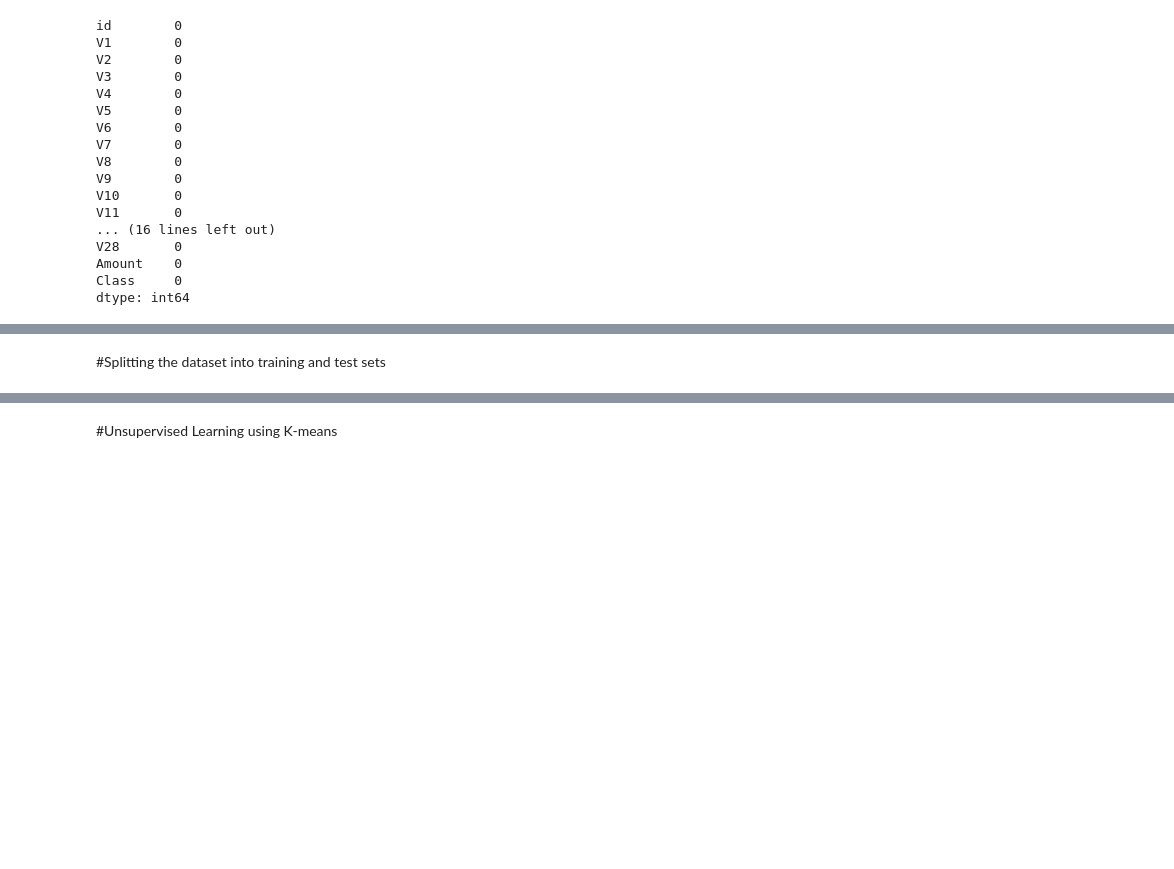
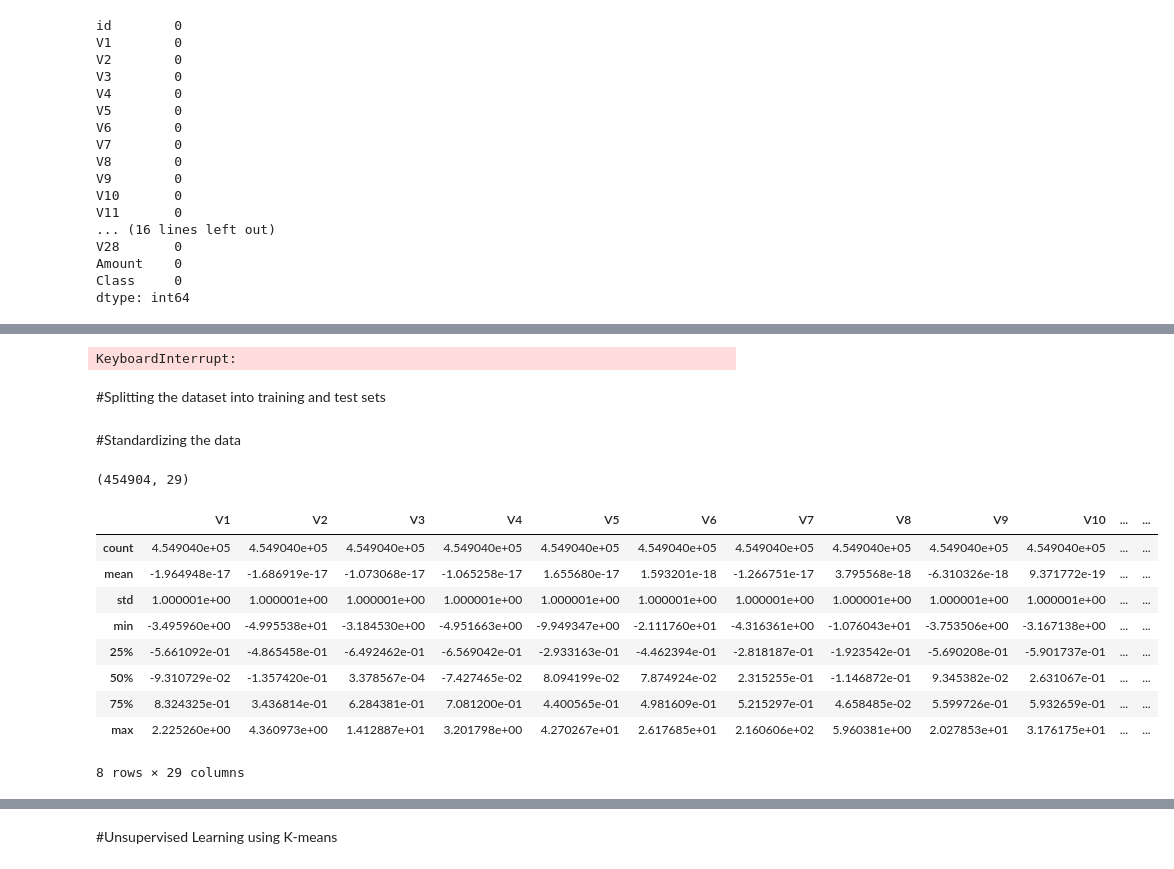
Before and after one commit to RagadAhmed/MLR503, a Jupyter notebook: Fraud_Detection.ipynb, the cells around one changed output, grey strips where cells are left out. Cells and saved outputs as stored; diff of their text form; code cells hidden in the pictures; blank space fills up the shorter version.

```diff
--- a/Fraud_Detection.ipynb
+++ b/Fraud_Detection.ipynb
@@ -62,3 +102,11 @@ dtype: int64
+# %%
+numerical_attributes = df.columns
+
+# Create a scatter plot matrix
+sns.pairplot(df[['V1','V2','V3']])
+plt.show()
+# %% [output]
+KeyboardInterrupt:
 # %% [markdown]
 #Splitting the dataset into training and test sets
 # %%
@@ -67,3 +115,5 @@ y = df['Class']               # Target
 # %%
 # Split the data into 80% training and 20% testing
 X_train, X_test, y_train, y_test = train_test_split(X, y, test_size=0.2, random_state=42, stratify=y)
+# %% [markdown]
+#Standardizing the data
@@ -69,0 +124,19 @@ X_train, X_test, y_train, y_test = train_test_split(X, y, test_size=0.2, random_
+# %%
+#visualizing the scaled training data
+X_train_scaled_df = pd.DataFrame(X_train_scaled, columns=X_train.columns, index=X_train.index)
+X_train_scaled_df.shape
+# %% [output]
+(454904, 29)
+# %%
+X_train_scaled_df.describe()
+# %% [output]
+|  | V1 | V2 | V3 | V4 | V5 | V6 | V7 | V8 | V9 | V10 | ... | ... |
+| count | 4.549040e+05 | 4.549040e+05 | 4.549040e+05 | 4.549040e+05 | 4.549040e+05 | 4.549040e+05 | 4.549040e+05 | 4.549040e+05 | 4.549040e+05 | 4.549040e+05 | ... | ... |
+| mean | -1.964948e-17 | -1.686919e-17 | -1.073068e-17 | -1.065258e-17 | 1.655680e-17 | 1.593201e-18 | -1.266751e-17 | 3.795568e-18 | -6.310326e-18 | 9.371772e-19 | ... | ... |
+| std | 1.000001e+00 | 1.000001e+00 | 1.000001e+00 | 1.000001e+00 | 1.000001e+00 | 1.000001e+00 | 1.000001e+00 | 1.000001e+00 | 1.000001e+00 | 1.000001e+00 | ... | ... |
+| min | -3.495960e+00 | -4.995538e+01 | -3.184530e+00 | -4.951663e+00 | -9.949347e+00 | -2.111760e+01 | -4.316361e+00 | -1.076043e+01 | -3.753506e+00 | -3.167138e+00 | ... | ... |
+| 25% | -5.661092e-01 | -4.865458e-01 | -6.492462e-01 | -6.569042e-01 | -2.933163e-01 | -4.462394e-01 | -2.818187e-01 | -1.923542e-01 | -5.690208e-01 | -5.901737e-01 | ... | ... |
+| 50% | -9.310729e-02 | -1.357420e-01 | 3.378567e-04 | -7.427465e-02 | 8.094199e-02 | 7.874924e-02 | 2.315255e-01 | -1.146872e-01 | 9.345382e-02 | 2.631067e-01 | ... | ... |
+| 75% | 8.324325e-01 | 3.436814e-01 | 6.284381e-01 | 7.081200e-01 | 4.400565e-01 | 4.981609e-01 | 5.215297e-01 | 4.658485e-02 | 5.599726e-01 | 5.932659e-01 | ... | ... |
+| max | 2.225260e+00 | 4.360973e+00 | 1.412887e+01 | 3.201798e+00 | 4.270267e+01 | 2.617685e+01 | 2.160606e+02 | 5.960381e+00 | 2.027853e+01 | 3.176175e+01 | ... | ... |
+8 rows × 29 columns
```
Also changed, not shown: parts of 15 cells of this notebook, 1 other file.
